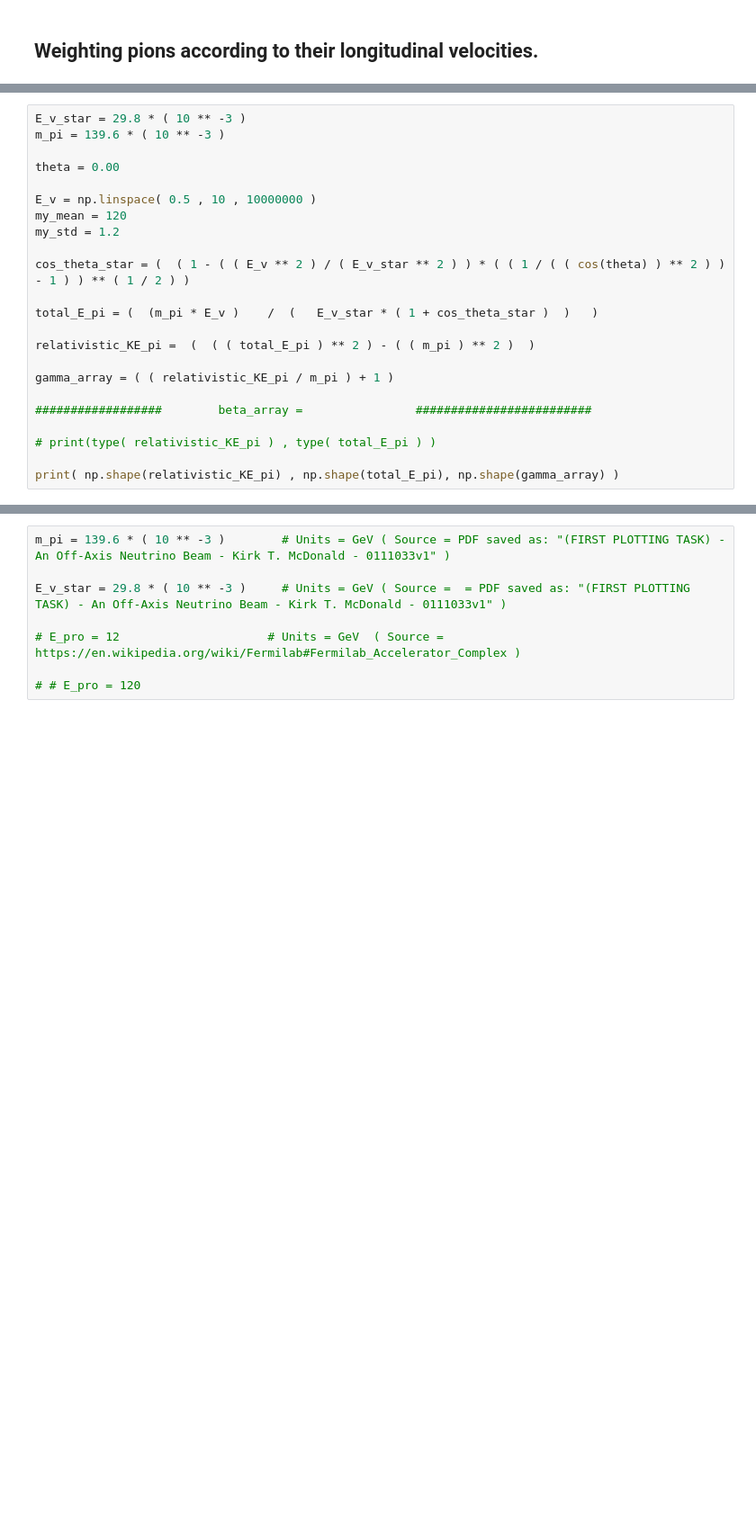
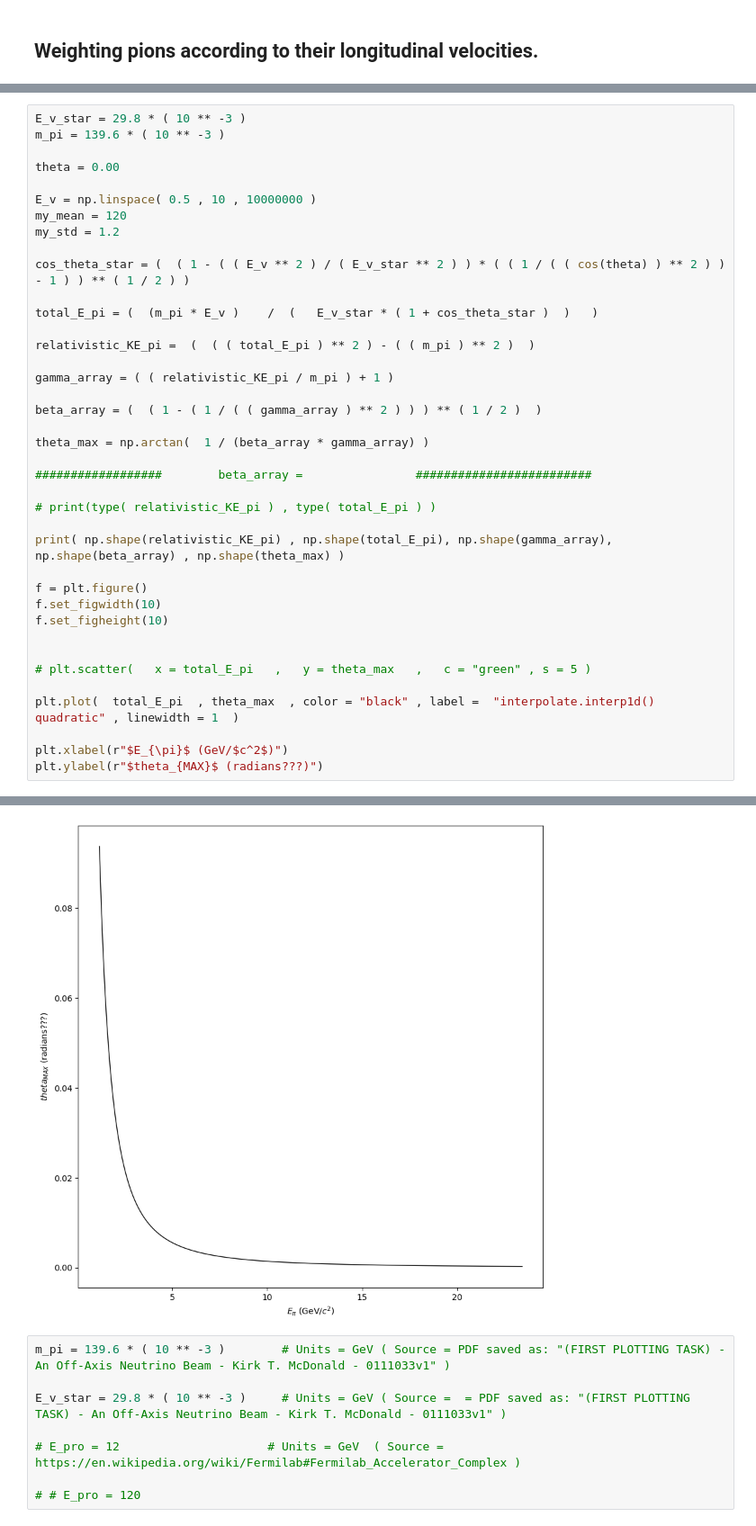
Before and after one commit to MrD0balina/Fourth-Year-Project---Neutrino-Oscillations, a Jupyter notebook: Week_9_Numerical_Integration_Further_weighting_work_All_in_the_pursuit_of_physically_representative_histograms.ipynb, the cells around one changed output, grey strips where cells are left out. Shown at 90% size. Cells and saved outputs as stored; diff of their text form; blank space fills up the shorter version.

```diff
--- a/Week_9_Numerical_Integration_Further_weighting_work_All_in_the_pursuit_of_physically_representative_histograms.ipynb
+++ b/Week_9_Numerical_Integration_Further_weighting_work_All_in_the_pursuit_of_physically_representative_histograms.ipynb
@@ -346,9 +352,25 @@ relativistic_KE_pi =  (  ( ( total_E_pi ) ** 2 ) - ( ( m_pi ) ** 2 )  )
 
 gamma_array = ( ( relativistic_KE_pi / m_pi ) + 1 )
 
+beta_array = (  ( 1 - ( 1 / ( ( gamma_array ) ** 2 ) ) ) ** ( 1 / 2 )  )
+
+theta_max = np.arctan(  1 / (beta_array * gamma_array) )
+
 ##################        beta_array =                #########################
 
 # print(type( relativistic_KE_pi ) , type( total_E_pi ) )
 
-print( np.shape(relativistic_KE_pi) , np.shape(total_E_pi), np.shape(gamma_array) )
+print( np.shape(relativistic_KE_pi) , np.shape(total_E_pi), np.shape(gamma_array), np.shape(beta_array) , np.shape(theta_max) )
+
+f = plt.figure()
+f.set_figwidth(10)
+f.set_figheight(10)
+
+
+# plt.scatter(   x = total_E_pi   ,   y = theta_max   ,   c = "green" , s = 5 )
+
+plt.plot(  total_E_pi  , theta_max  , color = "black" , label =  "interpolate.interp1d() quadratic" , linewidth = 1  )
+
+plt.xlabel(r"$E_{\pi}$ (GeV/$c^2$)")
+plt.ylabel(r"$theta_{MAX}$ (radians???)")
 # %% [output]
@@ -356,3 +379,4 @@ print( np.shape(relativistic_KE_pi) , np.shape(total_E_pi), np.shape(gamma_array
+[figure, added]
 # %%
 m_pi = 139.6 * ( 10 ** -3 )        # Units = GeV ( Source = PDF saved as: "(FIRST PLOTTING TASK) - An Off-Axis Neutrino Beam - Kirk T. McDonald - 0111033v1" )
 
```
Also changed, not shown: parts of 5 cells of this notebook.
